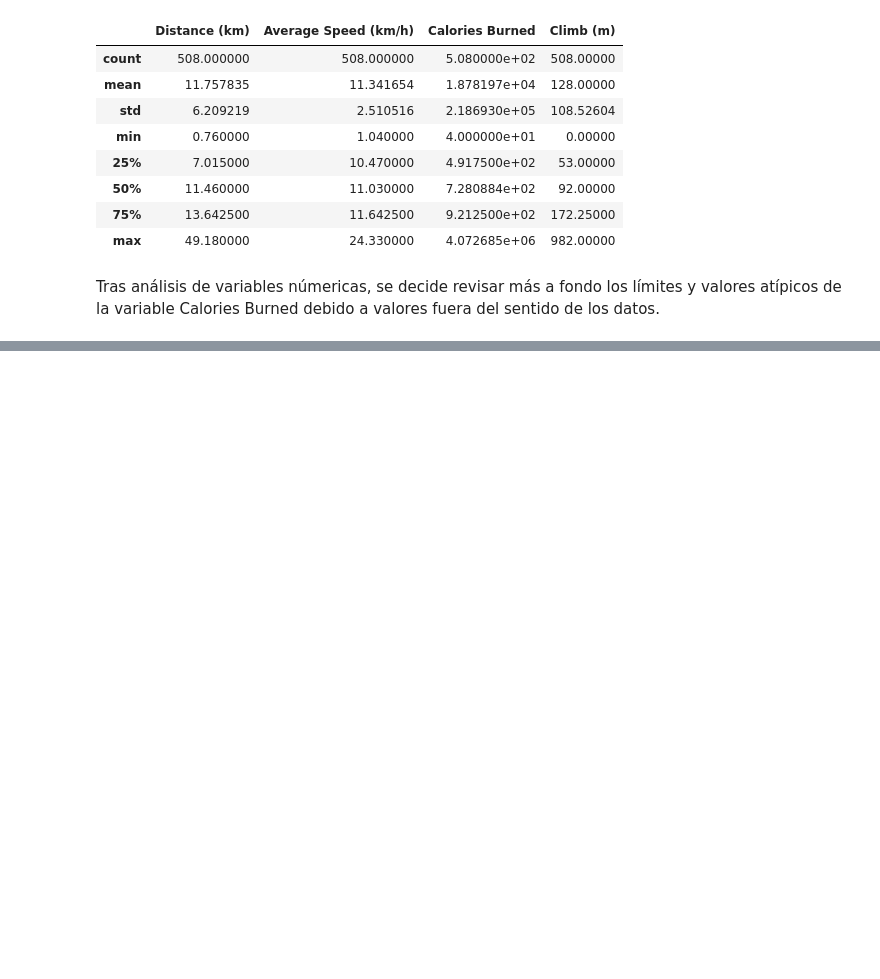
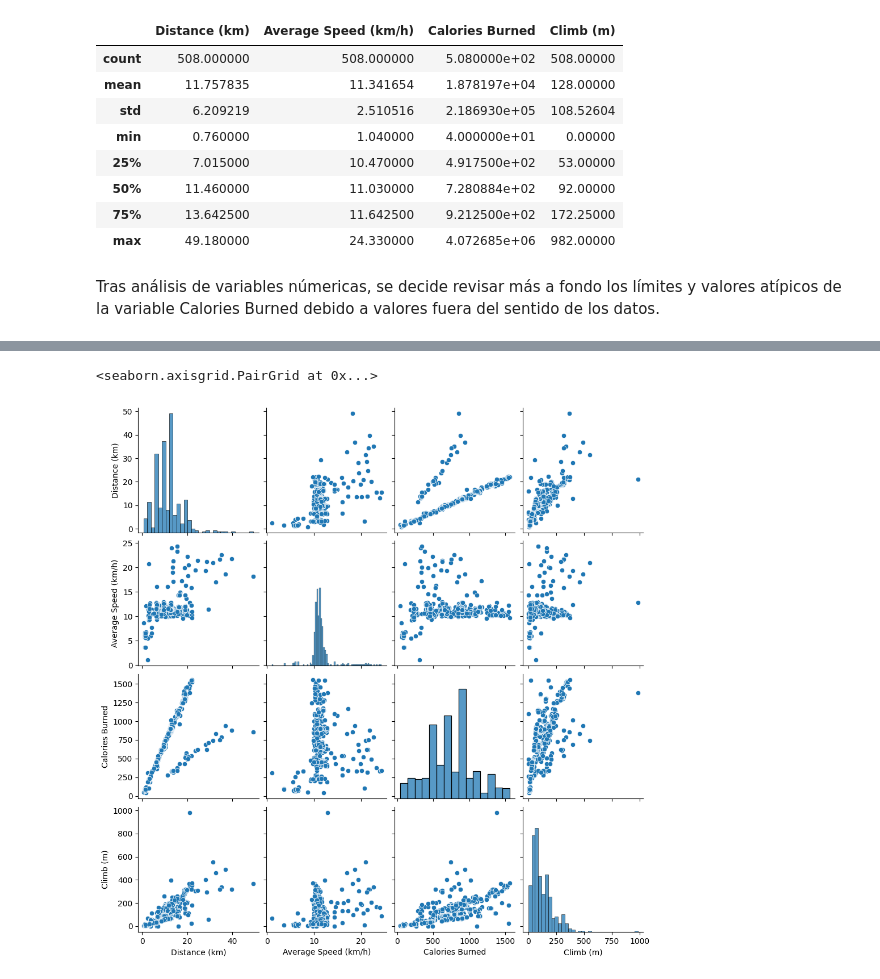
Before and after one commit to LuisCamachoRivero/Desafio_Render, a Jupyter notebook: src/explore.ipynb, the cells around one changed output, grey strips where cells are left out. Saved outputs shown, nothing was run; the diff lists cells and outputs as text; code cells hidden in the pictures; blank space fills up the shorter version.

```diff
--- a/src/explore.ipynb
+++ b/src/explore.ipynb
@@ -112,0 +114,4 @@ dtype: int64
+# %%
+#Se define un limite que tiene sentido para el problema y los datos, se eliminan 17 filas
+df3 = df2[df2['Calories Burned']<1565.5]
+df3
@@ -112,0 +145,5 @@ dtype: int64
+# %%
+sns.pairplot(data=df3)
+# %% [output]
+<seaborn.axisgrid.PairGrid at 0x...>
+[figure, added]
```
Also changed, not shown: parts of 5 cells of this notebook.
